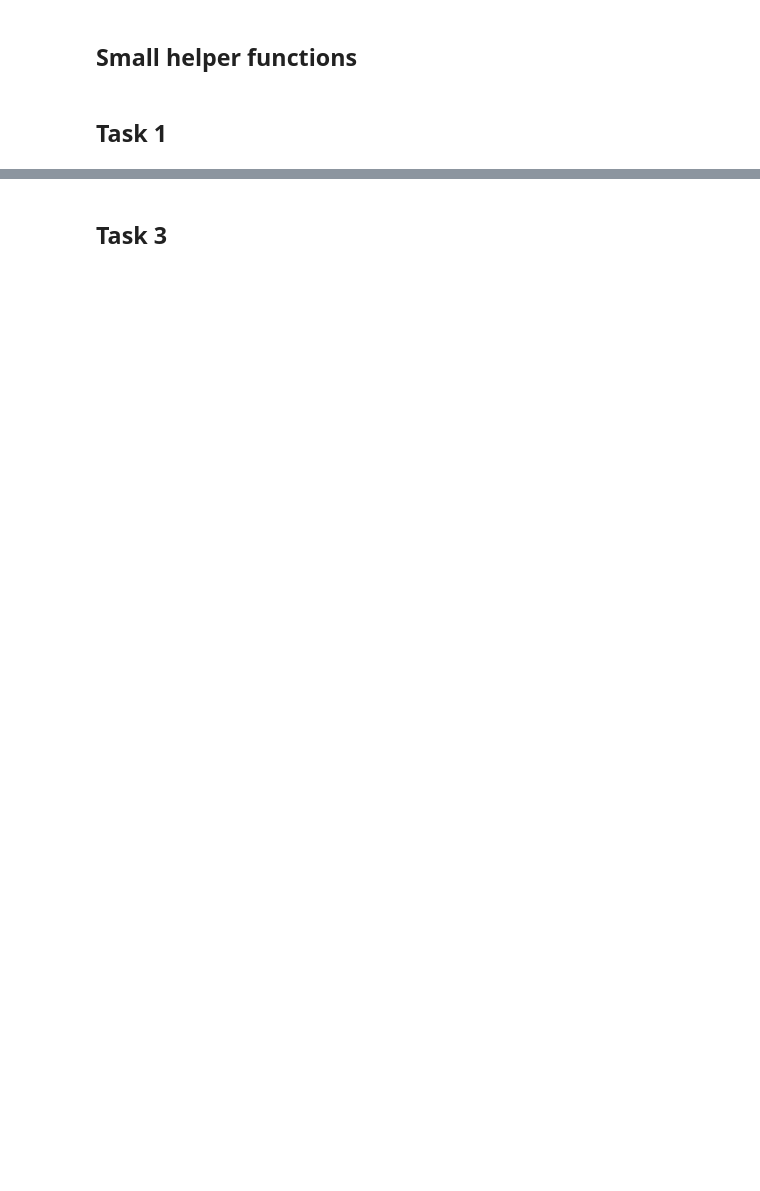
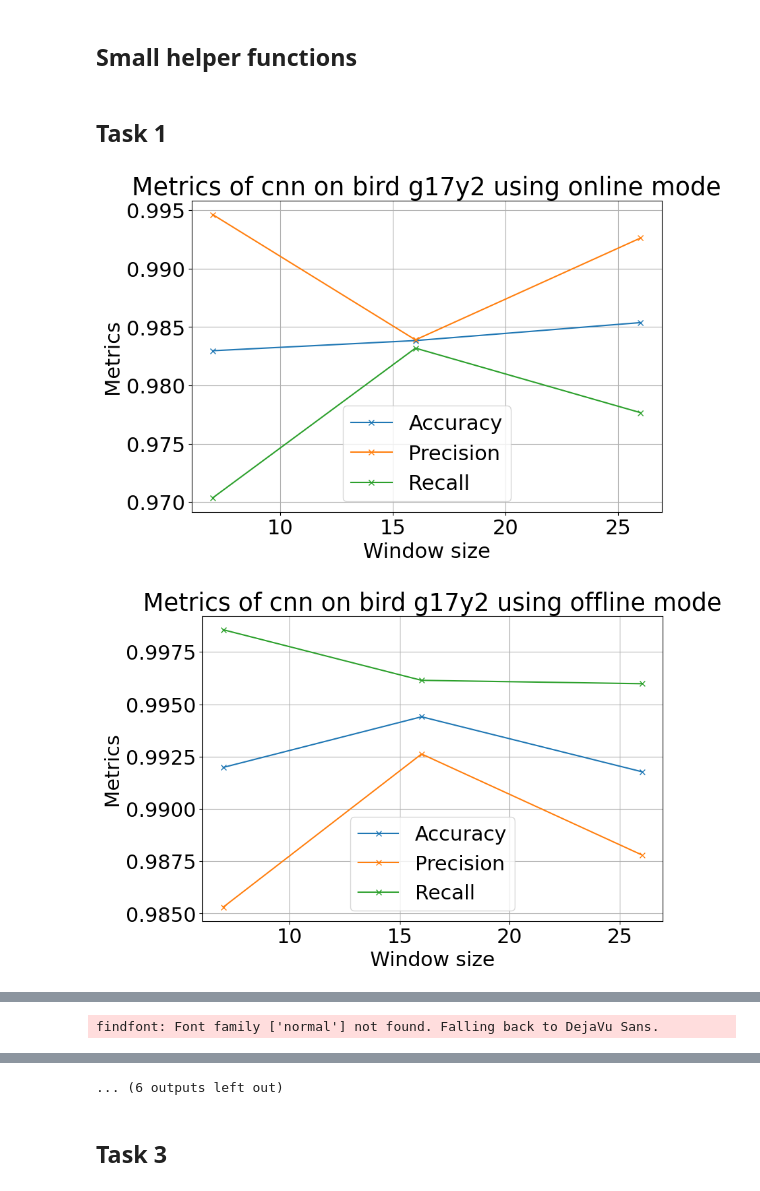
Before and after one commit to Qringe/NeuralSystems, a Jupyter notebook: PartC_AutoSyllClust.ipynb, the cells around one changed output, grey strips where cells are left out. Drawn from its saved outputs; the diff is of its cells as text; code cells hidden in the pictures; blank space fills up the shorter version.

```diff
--- a/PartC_AutoSyllClust.ipynb
+++ b/PartC_AutoSyllClust.ipynb
@@ -83,3 +73,22 @@ execution_mode = "Euler"
+# %%
+# Choose which tasks you would like to run and set the corresponding variables to 'True'
+run_tasks = {
+    "task1": True,
+    "task3": True,
+    "task4": True,
+    "task4_transfer_learning": True
+}
+
+# If you already have result files and would like to plot them, enter the names of the result files here
+result_file_names = {
+    "task1": "task1_results_hash_210ac2",
+    "task3": "task3_results_hash_9235b8",
+    "task4": "task4_results_hash_f0018c",
+    "task4_transfer_learning": "task4_transfer_learning_results_hash_f0018c"
+}
+
+# Choose between "Local", "Euler", and "Plot"
+execution_mode = "Euler"
 # %% [markdown]
 ## Imports
 # %%
@@ -151,7 +163,7 @@ def task1(plot=True):
     online_mode = [False, True]
 
     # Some data parameters
-    test_frac = 0.1       # Fraction of spectograms in the test_set
+    test_frac = 0.1       # Fraction of spectrograms in the test_set
     if execution_mode == "Local":
         limit = 100           # Amount of windows to extract for training, validation and test set
         dt = 50
@@ -171,7 +183,11 @@ def task1(plot=True):
 
     # Check if the results of these experiments have already been computed
     parameter_hash = hash_object([wnd_sizes, bird_names, online_mode, test_frac, limit, on_fracs, dt, network_type, num_layers, hidden_size])
-    result_path = PREDICTIONS_PATH + f"task1_results_hash_{parameter_hash}"
+
+    if execution_mode != "Plot":
+        result_path = PREDICTIONS_PATH + f"task1_results_hash_{parameter_hash}"
+    else:
+        result_path = PREDICTIONS_PATH + result_file_names["task1"]
 
     if path.isfile(result_path):
         results = load(result_path)
@@ -183,7 +199,7 @@ def task1(plot=True):
             gc.collect()
             print("Working on bird: ", bird_name)
 
-            # The bird "g4p5" only contains one labelled spectogram so we can't really train a classifier for this
+            # The bird "g4p5" only contains one labelled spectrogram so we can't really train a classifier for this
             # TODO: Change implementation so that it's possible!
             if bird_name == "g4p5":
                 continue
@@ -194,9 +210,9 @@ def task1(plot=True):
             bird_data = load_bird_data(names = bird_name)
 
             # Extract the labelled data
-            bird_data, _ = extract_labelled_spectograms(bird_data)
+            bird_data, _ = extract_labelled_spectrograms(bird_data)
 
-            # Split the spectograms of this bird into a train-, validation-, and test set
+            # Split the spectrograms of this bird into a train-, validation-, and test set
             train_data, test_data = train_test_split({bird_name : bird_data[bird_name]}, configs = test_frac, seed = 42)
             train_data, validation_data = train_test_split(train_data, configs = 0.2, seed = 42)
 
@@ -277,31 +293,35 @@ def task1(plot=True):
     # Plot the results
     # TODO put bird "g4p5" back in!
     for bird_name in bird_names:
         if bird_name == "g4p5":
             continue
 
         for model in ["cnn"]: #, "rnn"]
             for index, mode in enumerate(["online", "offline"]):
                 scores = []
                 accuracies = []
                 precisions = []
                 recalls = []
 
                 for wnd_size in wnd_sizes:
                     accuracies.append(results[bird_name][wnd_size][mode][model]["accuracy"])
                     precisions.append(results[bird_name][wnd_size][mode][model]["precision"])
                     recalls.append(results[bird_name][wnd_size][mode][model]["recall"])
 
                 plt.figure(figsize=(9,6))
                 plt.plot(wnd_sizes, accuracies, label = "Accuracy", marker='x')
                 plt.plot(wnd_sizes, precisions, label = "Precision", marker='x')
                 plt.plot(wnd_sizes, recalls, label = "Recall", marker='x')
                 plt.grid(which="both")
                 plt.title(f"Metrics of {model} on bird {bird_name} using {mode} mode")
                 plt.xlabel("Window size")
                 plt.ylabel("Metrics")
                 plt.legend()
+                plt.show()
 
 if run_tasks["task1"]:
-    make_plots = True if execution_mode == "Local" else False
+    make_plots = True if execution_mode in ["Local", "Plot"] else False
     task1(plot = make_plots)
+# %% [output]
+[figure, added]
+[figure, added]
@@ -307,0 +332 @@ if run_tasks["task1"]:
+findfont: Font family ['normal'] not found. Falling back to DejaVu Sans.
@@ -308,3 +338,4 @@ if run_tasks["task1"]:
+... (6 outputs left out)
 # %% [markdown]
 ## Task 3
 # %%
```
Also changed, not shown: parts of 7 cells of this notebook, 3 other files.
